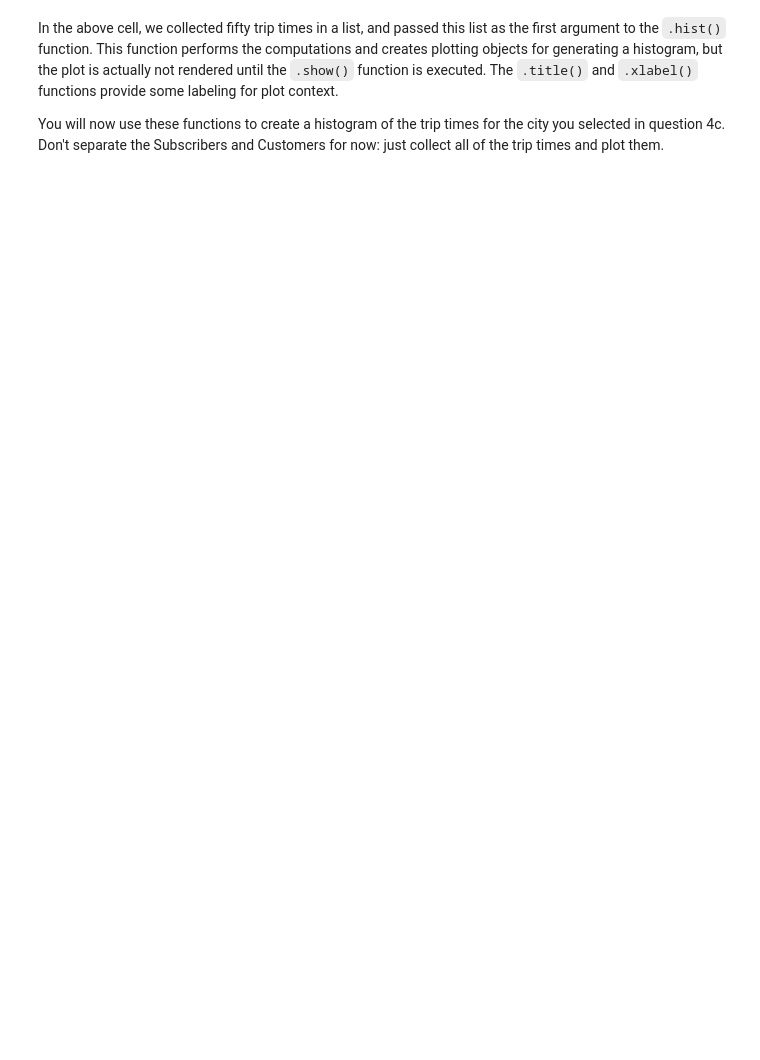
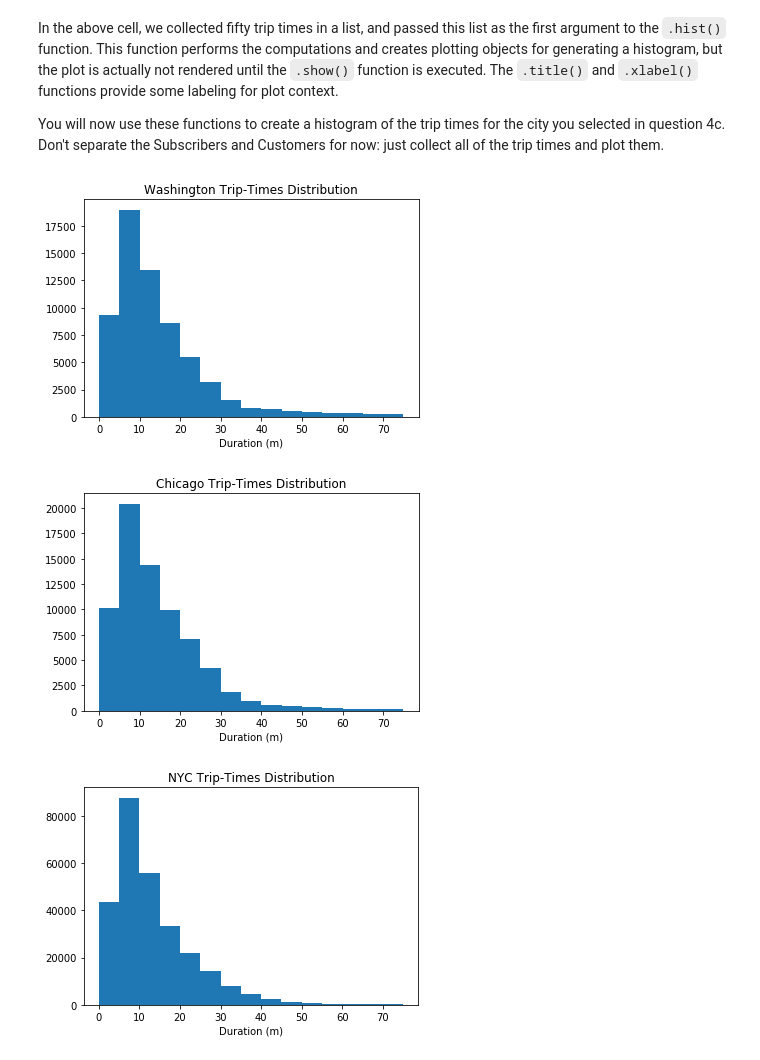
Before and after one commit to drkkgy/Udacity_Bike_Share_Data_Analysis, a Jupyter notebook: Bike_Share_Analysis.ipynb, the cells around one changed output. Saved outputs shown, nothing was run; the diff lists cells and outputs as text; code cells hidden in the pictures; blank space fills up the shorter version.

```diff
--- a/Bike_Share_Analysis.ipynb
+++ b/Bike_Share_Analysis.ipynb
@@ -352,0 +624,41 @@ You will now use these functions to create a histogram of the trip times for the
+# %%
+## Use this and additional cells to collect all of the trip times as a list ##
+## and then use pyplot functions to generate a histogram of trip times.     ##
+
+%matplotlib inline
+def plota(filename):
+
+    data = []
+
+    with open(filename, 'r') as f_in:
+        # seting up csv reader object
+        trip_duration_reader = csv.DictReader(f_in)
+        for row in trip_duration_reader:
+            data.append( float( row['duration'] ) )
+    return data
+
+
+## Washington city plot
+
+plt.hist(plota(location['Washington']),range=(0,75), bins=15)
+plt.title('Washington Trip-Times Distribution')
+plt.xlabel('Duration (m)')
+plt.show()
+
+## Chicago city plot
+
+plt.hist(plota(location['Chicago']),range=(0,75), bins=15)
+plt.title('Chicago Trip-Times Distribution')
+plt.xlabel('Duration (m)')
+plt.show()
+
+## NYC city plot
+
+plt.hist(plota(location['NYC']),range=(0,75), bins=15)
+plt.title('NYC Trip-Times Distribution')
+plt.xlabel('Duration (m)')
+plt.show()
+# %% [output]
+[figure, added]
+[figure, added]
+[figure, added]
```
Also changed, not shown: parts of 31 cells of this notebook, 12 other files.
